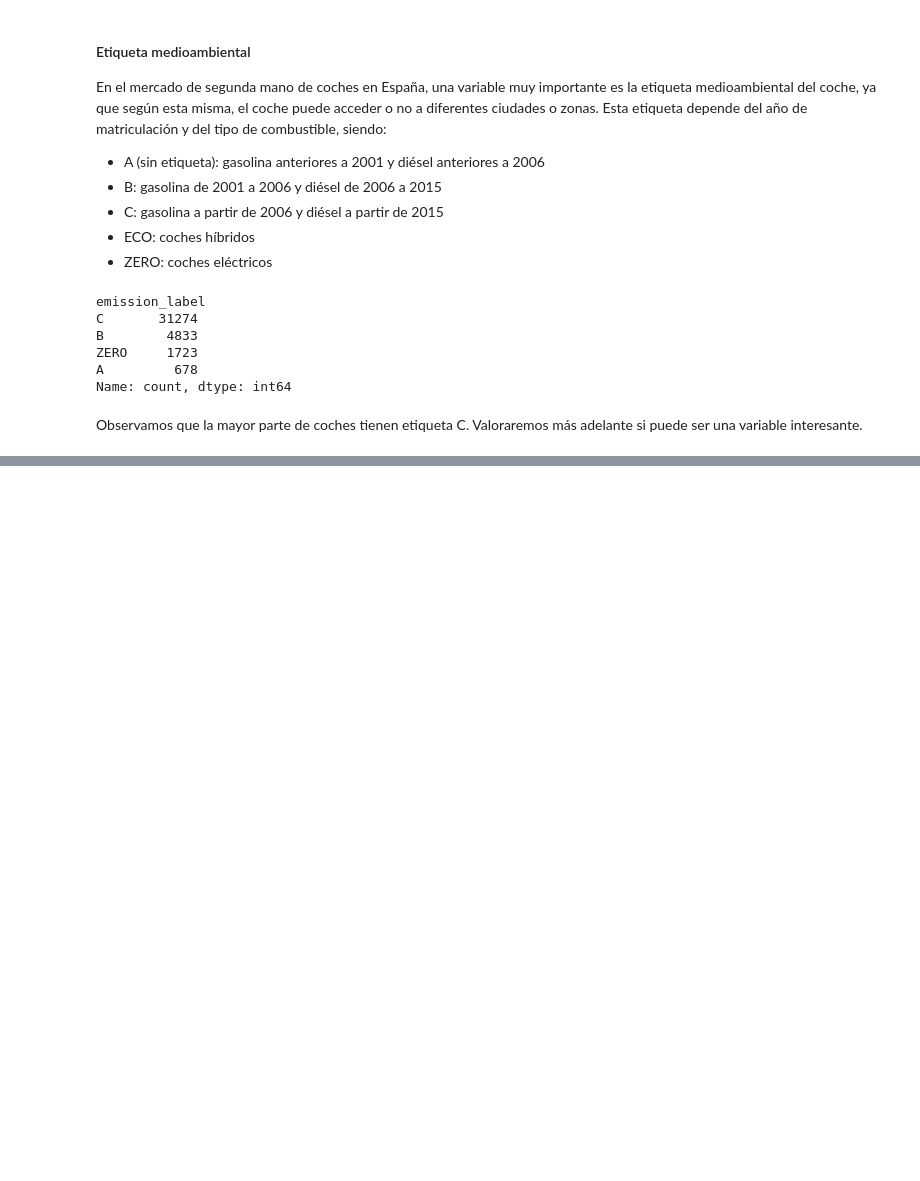
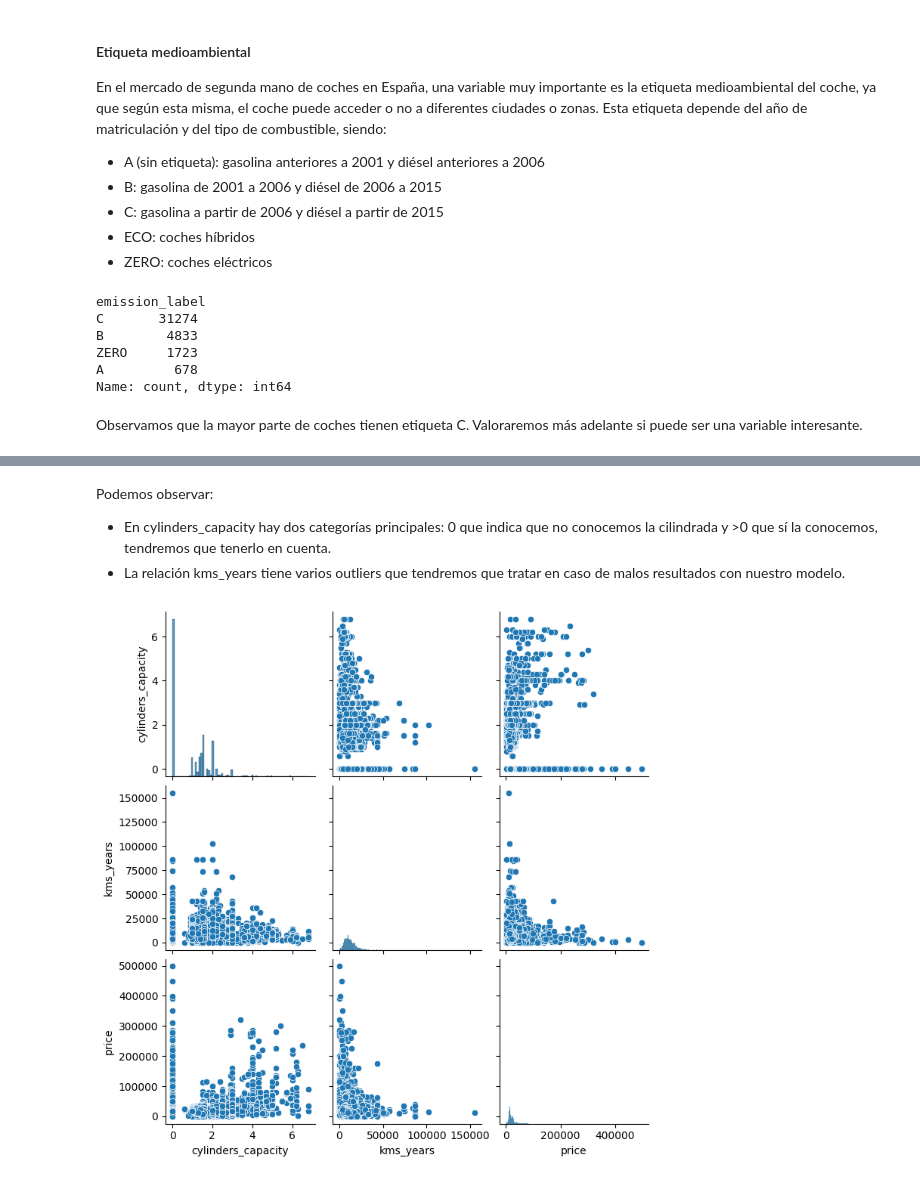
Before and after one commit to mPuchadesdo/ML_Coches-de-segunda-mano, a Jupyter notebook: src/notebooks/data_exploration.ipynb, the cells around one changed output, grey strips where cells are left out. Saved outputs shown, nothing was run; the diff lists cells and outputs as text; code cells hidden in the pictures; blank space fills up the shorter version.

```diff
--- a/src/notebooks/data_exploration.ipynb
+++ b/src/notebooks/data_exploration.ipynb
@@ -645,0 +671,8 @@ Observamos que la mayor parte de coches tienen etiqueta C. Valoraremos más adel
+# %% [markdown]
+Podemos observar:
+- En cylinders_capacity hay dos categorías principales: 0 que indica que no conocemos la cilindrada y >0 que sí la conocemos, tendremos que tenerlo en cuenta.
+- La relación kms_years tiene varios outliers que tendremos que tratar en caso de malos resultados con nuestro modelo.
+# %%
+sns.pairplot(train[new_num_cols + [target]]);
+# %% [output]
+[figure, added]
```
Also changed, not shown: parts of 23 cells of this notebook.
